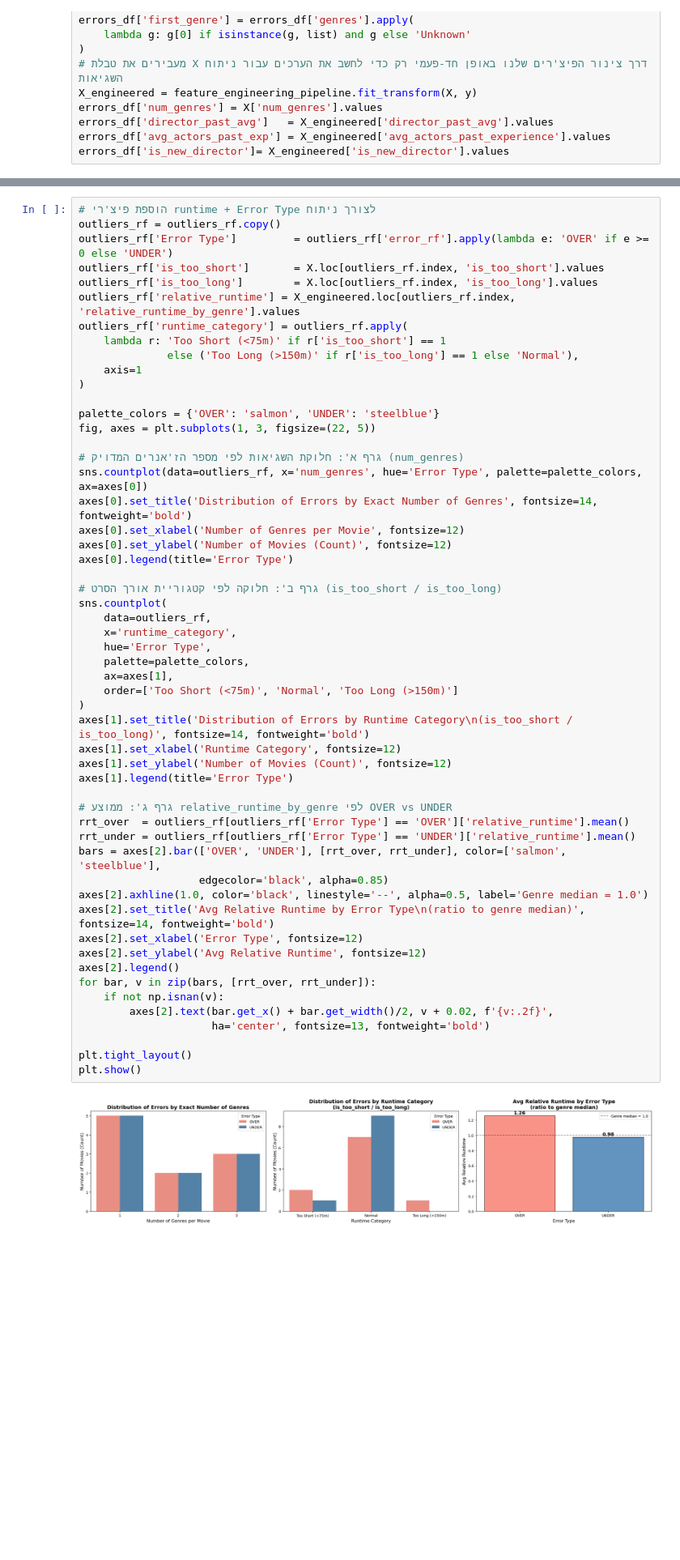
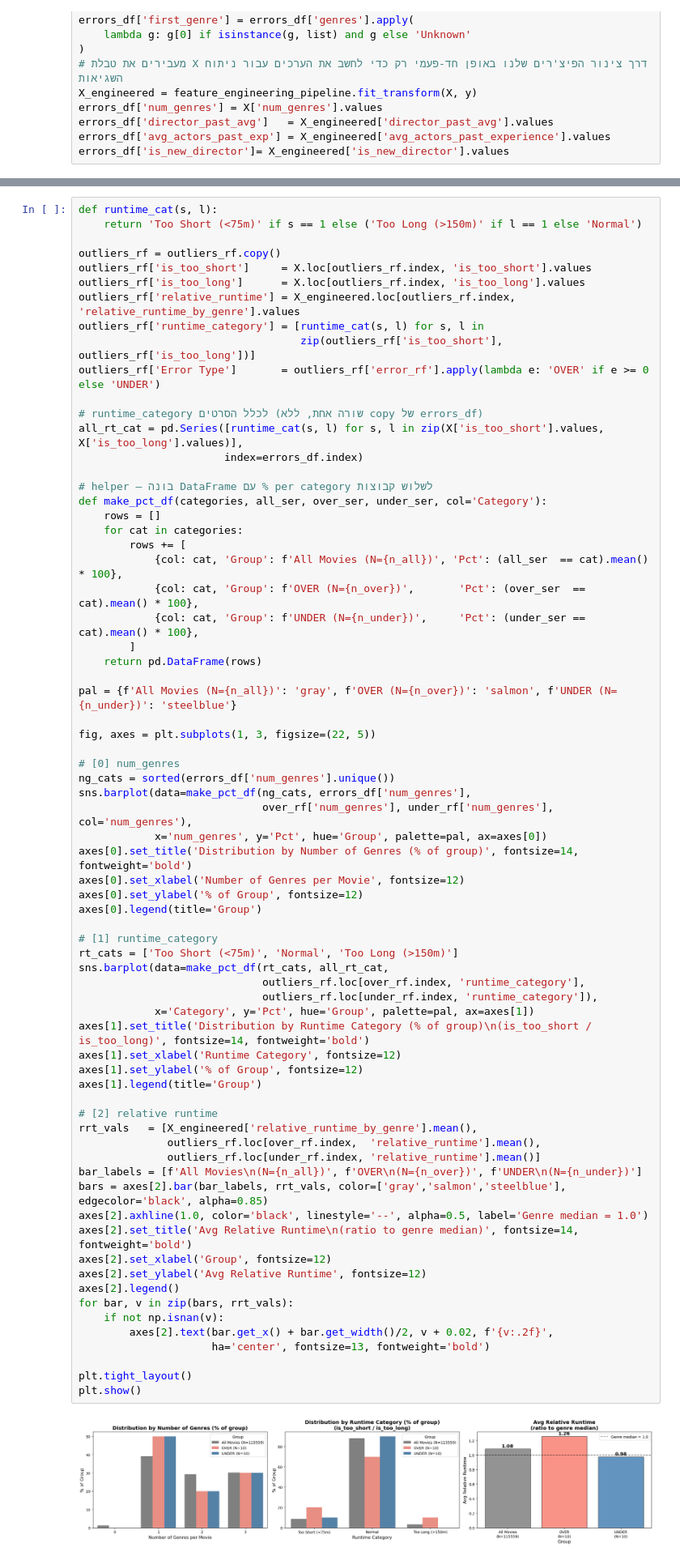
Before and after one commit to shirelhaddad/machine-learning, a Jupyter notebook: notebook_part2 (3) (2).ipynb, the cells around one changed output, grey strips where cells are left out. Shown at 81% size. Cells and saved outputs as stored; diff of their text form; blank space fills up the shorter version.

```diff
--- a/notebook_part2 (3) (2).ipynb
+++ b/notebook_part2 (3) (2).ipynb
@@ -665,59 +662,75 @@ plt.show()
 # %%
-# הוספת פיצ'רי runtime + Error Type לצורך ניתוח
+def runtime_cat(s, l):
+    return 'Too Short (<75m)' if s == 1 else ('Too Long (>150m)' if l == 1 else 'Normal')
+
 outliers_rf = outliers_rf.copy()
-outliers_rf['Error Type']         = outliers_rf['error_rf'].apply(lambda e: 'OVER' if e >= 0 else 'UNDER')
-outliers_rf['is_too_short']       = X.loc[outliers_rf.index, 'is_too_short'].values
-outliers_rf['is_too_long']        = X.loc[outliers_rf.index, 'is_too_long'].values
+outliers_rf['is_too_short']     = X.loc[outliers_rf.index, 'is_too_short'].values
+outliers_rf['is_too_long']      = X.loc[outliers_rf.index, 'is_too_long'].values
 outliers_rf['relative_runtime'] = X_engineered.loc[outliers_rf.index, 'relative_runtime_by_genre'].values
-outliers_rf['runtime_category'] = outliers_rf.apply(
-    lambda r: 'Too Short (<75m)' if r['is_too_short'] == 1
-              else ('Too Long (>150m)' if r['is_too_long'] == 1 else 'Normal'),
-    axis=1
-)
+outliers_rf['runtime_category'] = [runtime_cat(s, l) for s, l in
+                                   zip(outliers_rf['is_too_short'], outliers_rf['is_too_long'])]
+outliers_rf['Error Type']       = outliers_rf['error_rf'].apply(lambda e: 'OVER' if e >= 0 else 'UNDER')
 
-palette_colors = {'OVER': 'salmon', 'UNDER': 'steelblue'}
+# runtime_category לכלל הסרטים (שורה אחת, ללא copy של errors_df)
+all_rt_cat = pd.Series([runtime_cat(s, l) for s, l in zip(X['is_too_short'].values, X['is_too_long'].values)],
+                       index=errors_df.index)
+
+# helper — בונה DataFrame עם % per category לשלוש קבוצות
+def make_pct_df(categories, all_ser, over_ser, under_ser, col='Category'):
+    rows = []
+    for cat in categories:
+        rows += [
+            {col: cat, 'Group': f'All Movies (N={n_all})', 'Pct': (all_ser  == cat).mean() * 100},
+            {col: cat, 'Group': f'OVER (N={n_over})',       'Pct': (over_ser  == cat).mean() * 100},
+            {col: cat, 'Group': f'UNDER (N={n_under})',     'Pct': (under_ser == cat).mean() * 100},
+        ]
+    return pd.DataFrame(rows)
+
+pal = {f'All Movies (N={n_all})': 'gray', f'OVER (N={n_over})': 'salmon', f'UNDER (N={n_under})': 'steelblue'}
+
 fig, axes = plt.subplots(1, 3, figsize=(22, 5))
 
-# גרף א': חלוקת השגיאות לפי מספר הז'אנרים המדויק (num_genres)
-sns.countplot(data=outliers_rf, x='num_genres', hue='Error Type', palette=palette_colors, ax=axes[0])
-axes[0].set_title('Distribution of Errors by Exact Number of Genres', fontsize=14, fontweight='bold')
+# [0] num_genres
+ng_cats = sorted(errors_df['num_genres'].unique())
+sns.barplot(data=make_pct_df(ng_cats, errors_df['num_genres'],
+                             over_rf['num_genres'], under_rf['num_genres'], col='num_genres'),
+            x='num_genres', y='Pct', hue='Group', palette=pal, ax=axes[0])
+axes[0].set_title('Distribution by Number of Genres (% of group)', fontsize=14, fontweight='bold')
 axes[0].set_xlabel('Number of Genres per Movie', fontsize=12)
-axes[0].set_ylabel('Number of Movies (Count)', fontsize=12)
-axes[0].legend(title='Error Type')
+axes[0].set_ylabel('% of Group', fontsize=12)
+axes[0].legend(title='Group')
 
-# גרף ב': חלוקה לפי קטגוריית אורך הסרט (is_too_short / is_too_long)
-sns.countplot(
-    data=outliers_rf,
-    x='runtime_category',
-    hue='Error Type',
-    palette=palette_colors,
-    ax=axes[1],
-    order=['Too Short (<75m)', 'Normal', 'Too Long (>150m)']
-)
-axes[1].set_title('Distribution of Errors by Runtime Category\n(is_too_short / is_too_long)', fontsize=14, fontweight='bold')
+# [1] runtime_category
+rt_cats = ['Too Short (<75m)', 'Normal', 'Too Long (>150m)']
+sns.barplot(data=make_pct_df(rt_cats, all_rt_cat,
+                             outliers_rf.loc[over_rf.index, 'runtime_category'],
+                             outliers_rf.loc[under_rf.index, 'runtime_category']),
+            x='Category', y='Pct', hue='Group', palette=pal, ax=axes[1])
+axes[1].set_title('Distribution by Runtime Category (% of group)\n(is_too_short / is_too_long)', fontsize=14, fontweight='bold')
 axes[1].set_xlabel('Runtime Category', fontsize=12)
-axes[1].set_ylabel('Number of Movies (Count)', fontsize=12)
-axes[1].legend(title='Error Type')
+axes[1].set_ylabel('% of Group', fontsize=12)
+axes[1].legend(title='Group')
 
-# גרף ג': ממוצע relative_runtime_by_genre לפי OVER vs UNDER
-rrt_over  = outliers_rf[outliers_rf['Error Type'] == 'OVER']['relative_runtime'].mean()
-rrt_under = outliers_rf[outliers_rf['Error Type'] == 'UNDER']['relative_runtime'].mean()
-bars = axes[2].bar(['OVER', 'UNDER'], [rrt_over, rrt_under], color=['salmon', 'steelblue'],
-                   edgecolor='black', alpha=0.85)
+# [2] relative runtime
+rrt_vals   = [X_engineered['relative_runtime_by_genre'].mean(),
+              outliers_rf.loc[over_rf.index,  'relative_runtime'].mean(),
+              outliers_rf.loc[under_rf.index, 'relative_runtime'].mean()]
+bar_labels = [f'All Movies\n(N={n_all})', f'OVER\n(N={n_over})', f'UNDER\n(N={n_under})']
+bars = axes[2].bar(bar_labels, rrt_vals, color=['gray','salmon','steelblue'], edgecolor='black', alpha=0.85)
 axes[2].axhline(1.0, color='black', linestyle='--', alpha=0.5, label='Genre median = 1.0')
-axes[2].set_title('Avg Relative Runtime by Error Type\n(ratio to genre median)', fontsize=14, fontweight='bold')
-axes[2].set_xlabel('Error Type', fontsize=12)
+axes[2].set_title('Avg Relative Runtime\n(ratio to genre median)', fontsize=14, fontweight='bold')
+axes[2].set_xlabel('Group', fontsize=12)
 axes[2].set_ylabel('Avg Relative Runtime', fontsize=12)
 axes[2].legend()
-for bar, v in zip(bars, [rrt_over, rrt_under]):
+for bar, v in zip(bars, rrt_vals):
     if not np.isnan(v):
         axes[2].text(bar.get_x() + bar.get_width()/2, v + 0.02, f'{v:.2f}',
                      ha='center', fontsize=13, fontweight='bold')
 
 plt.tight_layout()
 plt.show()
 # %% [output]
-[figure, old version]
+[figure, new version]
 # %%
 movie_name = "Justin Bieber: Always Believing"  # ← שנה לשם הסרט
 
```
Also changed, not shown: parts of 1 cell of this notebook.
